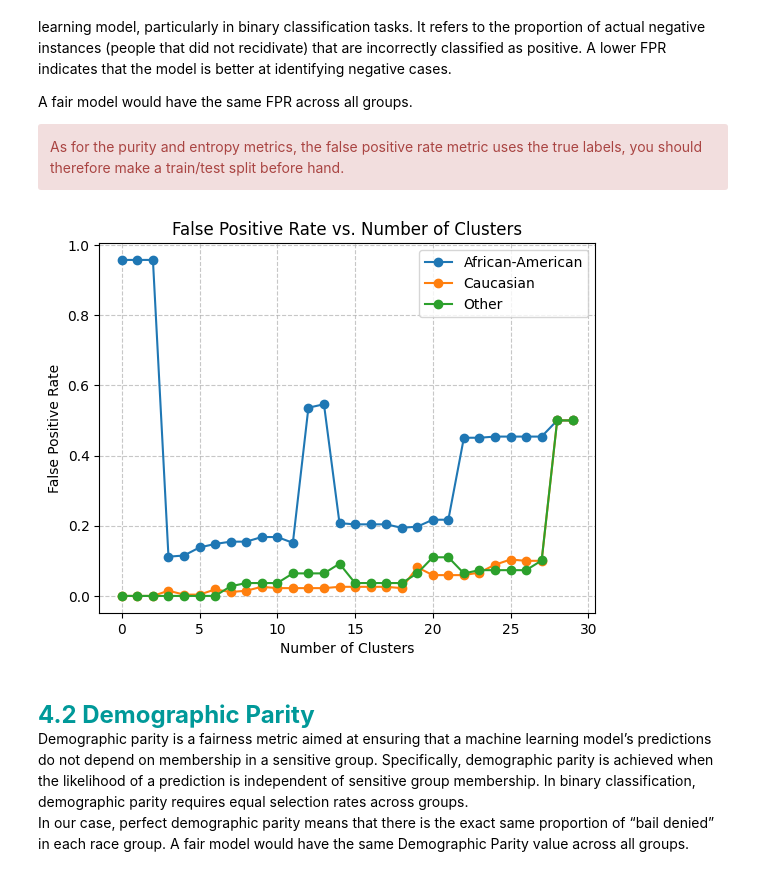
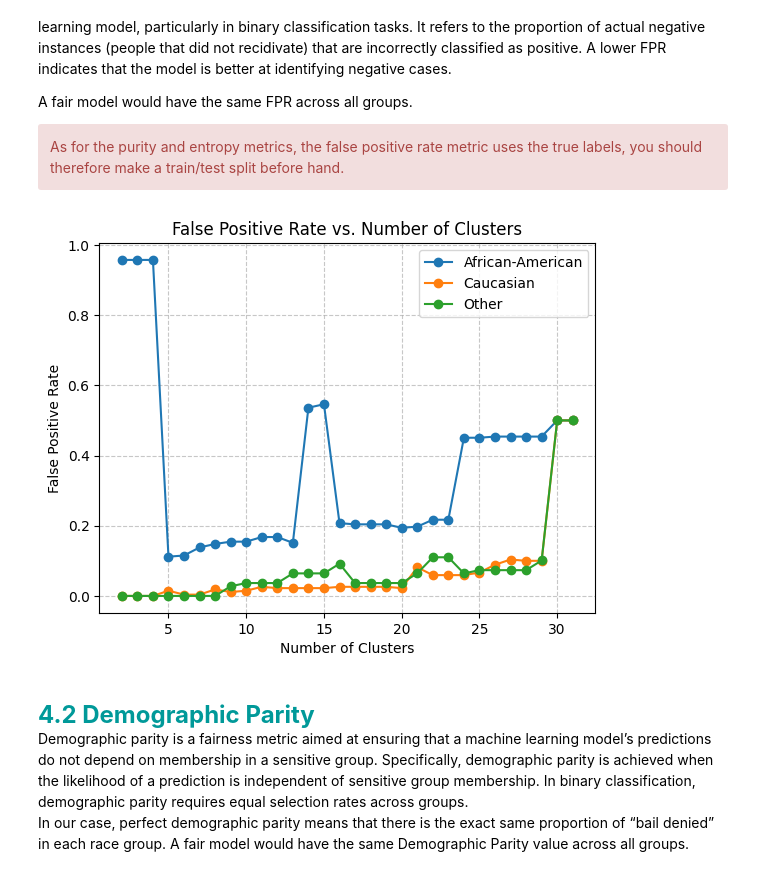
Before and after one commit to Potomolo/LEPL1109-CraHackaton, a Jupyter notebook: Hackaton_3/H3-Clustering-Student.ipynb, the cells around one changed output. Drawn from its saved outputs; the diff is of its cells as text; code cells hidden in the pictures.

```diff
--- a/Hackaton_3/H3-Clustering-Student.ipynb
+++ b/Hackaton_3/H3-Clustering-Student.ipynb
@@ -1274,35 +1274,37 @@ race_reverse_map = {0:"African-American" ,1:"Caucasian" ,2:"Other"}
 # Because the dataset is imbalanced, we will repartition our dataset into three race groups: African-American, Caucasian and Other.
 # Doing so, you can now use X_test[group_val == i] to get the test points with race i.
 
 
 X_train_wrace, X_test_wrace, y_train_wrace, y_test_wrace, group_train, group_val = \
     train_test_split( X, y, group_labels, test_size=0.2, random_state=random_seed)
 
 #print(X_test_wrace[group_val == 2])
 #print(X_train_wrace[group_train==0])
 #print(y_test_wrace[group_val == 2])
 #print(y_train_wrace[group_train==2])
 
 for race_index in range(0,3):
     n=30
     tp = np.arange(n);fn= np.arange(n);tn= np.arange(n);fp =np.arange(n);fpr=np.arange(n)
     for i in range(2,n):
         kmeans = KMeans(n_clusters=i, random_state=random_seed)
+
         y_pred = compute_y_pred(kmeans, X_train_wrace[group_train==race_index], X_test_wrace[group_val==race_index], y_train_wrace[group_train==race_index])
+
         tn[i-2], fp[i-2], fn[i-2], tp[i-2] = confusion_matrix(y_test_wrace[group_val==race_index],y_pred).ravel()
 
     # Calculer le FPR
     fpr = fp / (fp + tn)
 
     plt.xlabel("Number of Clusters")
     plt.ylabel("False Positive Rate")
     plt.title("False Positive Rate vs. Number of Clusters")
-    plt.plot(np.arange(n),fpr, '-o',label = f'{race_reverse_map[race_index]}')
+    plt.plot(np.arange(2,n+2),fpr, '-o',label = f'{race_reverse_map[race_index]}')
     plt.grid(True, linestyle="--", alpha=0.7)
 plt.legend()
 plt.show()
 # %% [output]
-[figure, old version]
+[figure, new version]
 # %% [markdown]
 <br>
 <font size=5 color=#009999> <b>4.2 Demographic Parity</b> <br>
```
